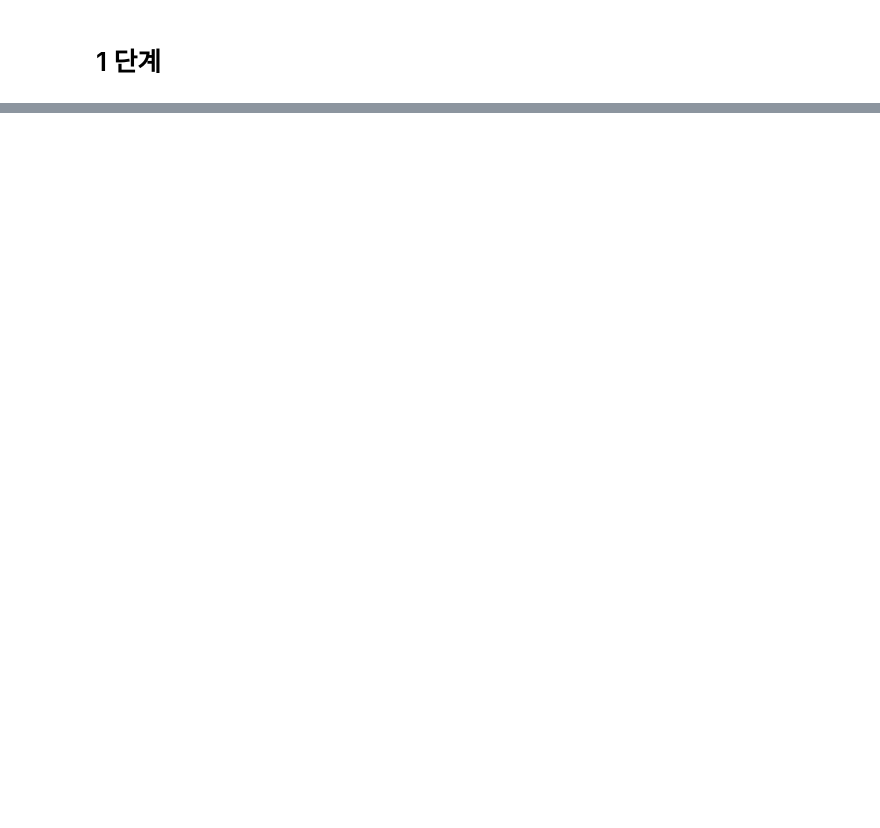
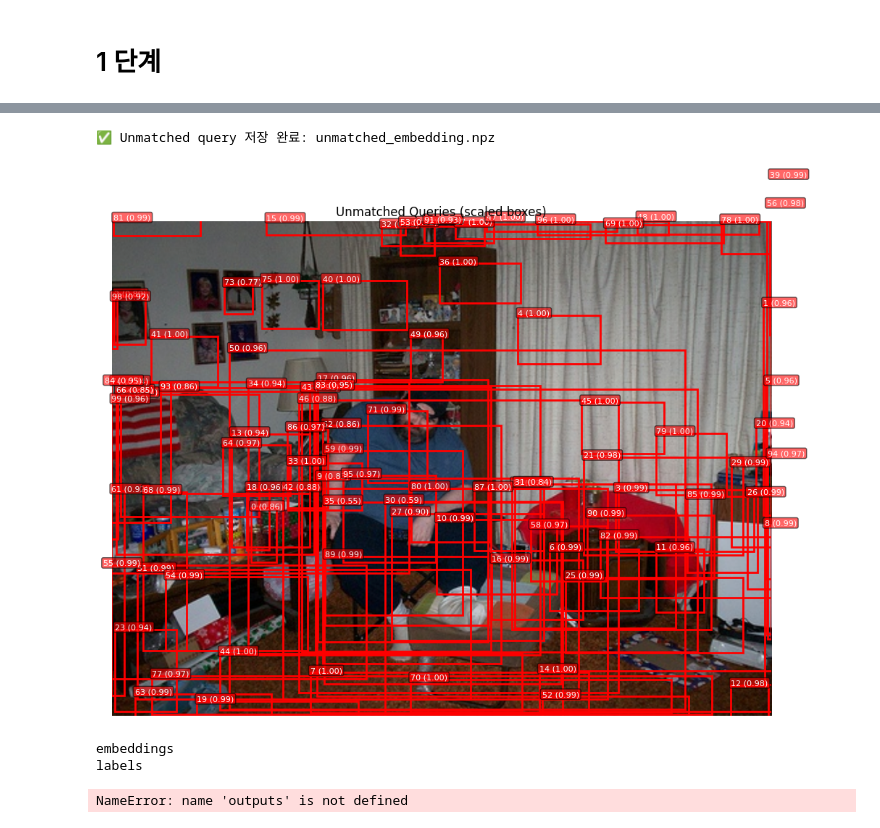
Before and after one commit to kyh980909/Contextual_Labeling, a Jupyter notebook: test.ipynb, the cells around one changed output, grey strips where cells are left out. Drawn from its saved outputs; the diff is of its cells as text; code cells hidden in the pictures; blank space fills up the shorter version.

```diff
--- a/test.ipynb
+++ b/test.ipynb
@@ -377,0 +606,2 @@ Dataset OWDetection
+# %%
+matched_indices = matcher(outputs, target)
@@ -418,0 +1050,12 @@ KeyboardInterrupt:
+# %%
+image, target = get_sample_from_dataloader(data_loader_val, index=150)
+
+unmatched_embeddings, unmatched_boxes, unmatched_scores = extract_unmatched_embeddings_from_image(
+    model, matcher, image, target, device, save_path="unmatched_embedding.npz"
+)
+# %% [output]
+✅ Unmatched query 저장 완료: unmatched_embedding.npz
+# %%
+visualize_unmatched_queries(model, matcher, image[0], target, device)
+# %% [output]
+[figure, added]
@@ -418,0 +1065,6 @@ KeyboardInterrupt:
+# %%
+for k in matched_data.keys():
+    print(k)
+# %% [output]
+embeddings
+labels
@@ -418,0 +1075,11 @@ KeyboardInterrupt:
+# %%
+# 차원 축소 (PCA 예시)
+pca = PCA(n_components=2)
+reduced_embeddings = pca.fit_transform(query_embeddings)  # [num_queries, 2]
+
+# 정규화된 바운딩 박스를 원본 이미지 크기로 변환
+boxes = box_cxcywh_to_xyxy(outputs['pred_boxes'][0].cpu())
+boxes[:, [0, 2]] *= image_pil.width
+boxes[:, [1, 3]] *= image_pil.height
+# %% [output]
+NameError: name 'outputs' is not defined
```
Also changed, not shown: parts of 32 cells of this notebook, 3 other files.
